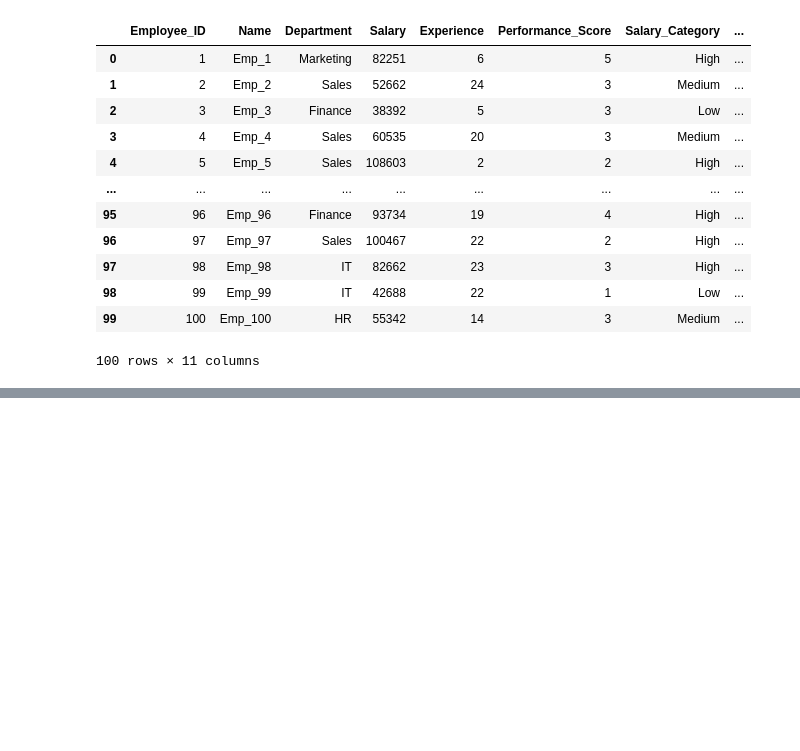
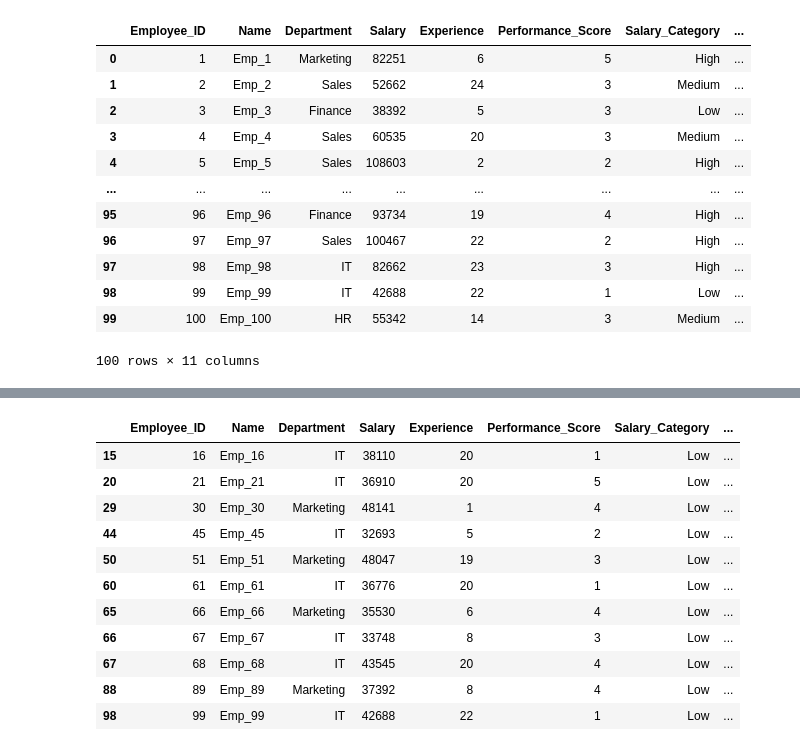
Before and after one commit to YusufUzeyir/PythonForDataScienceMyNotes, a Jupyter notebook: DataFramesApply.ipynb, the cells around one changed output, grey strips where cells are left out. Cells and saved outputs as stored; diff of their text form; code cells hidden in the pictures; blank space fills up the shorter version.

```diff
--- a/DataFramesApply.ipynb
+++ b/DataFramesApply.ipynb
@@ -205,0 +249,15 @@ df
+# %%
+df[((df['Department']=='IT') | (df['Department']=='Marketing')) & (df['Salary']<50000)]
+# %% [output]
+|  | Employee_ID | Name | Department | Salary | Experience | Performance_Score | Salary_Category | ... |
+| 15 | 16 | Emp_16 | IT | 38110 | 20 | 1 | Low | ... |
+| 20 | 21 | Emp_21 | IT | 36910 | 20 | 5 | Low | ... |
+| 29 | 30 | Emp_30 | Marketing | 48141 | 1 | 4 | Low | ... |
+| 44 | 45 | Emp_45 | IT | 32693 | 5 | 2 | Low | ... |
+| 50 | 51 | Emp_51 | Marketing | 48047 | 19 | 3 | Low | ... |
+| 60 | 61 | Emp_61 | IT | 36776 | 20 | 1 | Low | ... |
+| 65 | 66 | Emp_66 | Marketing | 35530 | 6 | 4 | Low | ... |
+| 66 | 67 | Emp_67 | IT | 33748 | 8 | 3 | Low | ... |
+| 67 | 68 | Emp_68 | IT | 43545 | 20 | 4 | Low | ... |
+| 88 | 89 | Emp_89 | Marketing | 37392 | 8 | 4 | Low | ... |
+| 98 | 99 | Emp_99 | IT | 42688 | 22 | 1 | Low | ... |
```
Also changed, not shown: parts of 8 cells of this notebook.
